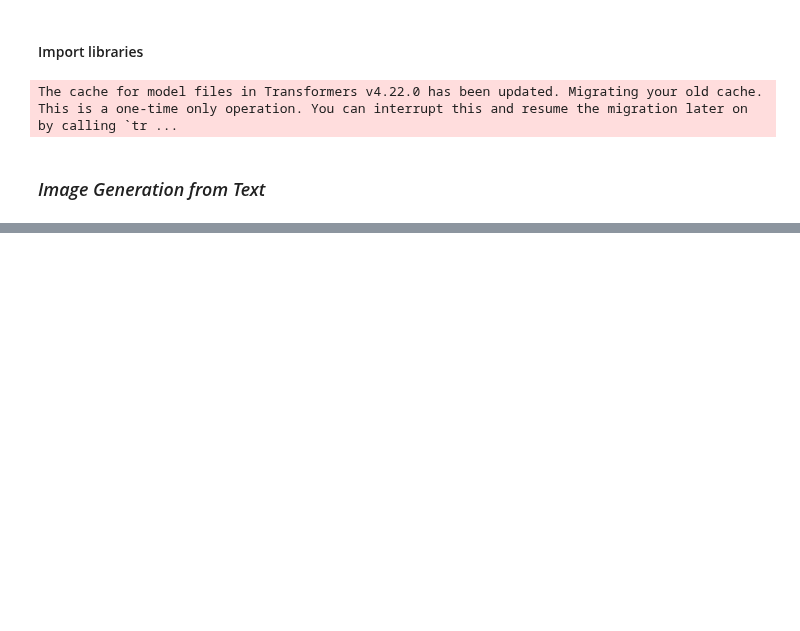
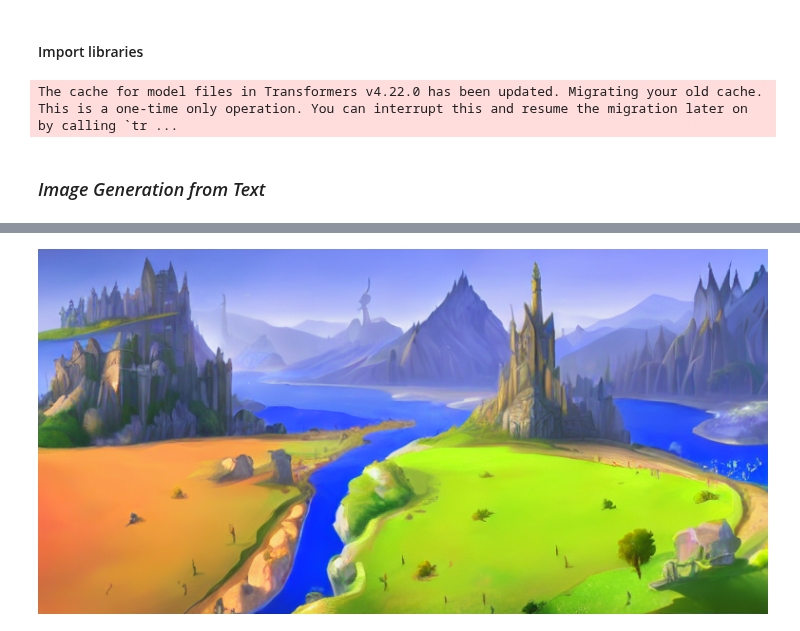
Before and after one commit to jkchandalia/nlpower, a Jupyter notebook: notebooks/4.0 Generative_AI.ipynb, the cells around one changed output, grey strips where cells are left out. Drawn from its saved outputs; the diff is of its cells as text; code cells hidden in the pictures; blank space fills up the shorter version.

```diff
--- a/notebooks/4.0 Generative_AI.ipynb
+++ b/notebooks/4.0 Generative_AI.ipynb
@@ -122,0 +143,4 @@ images[0].save("fantasy_landscape.png")
+# %%
+images[0]
+# %% [output]
+[figure, added]
```
Also changed, not shown: parts of 9 cells of this notebook.
